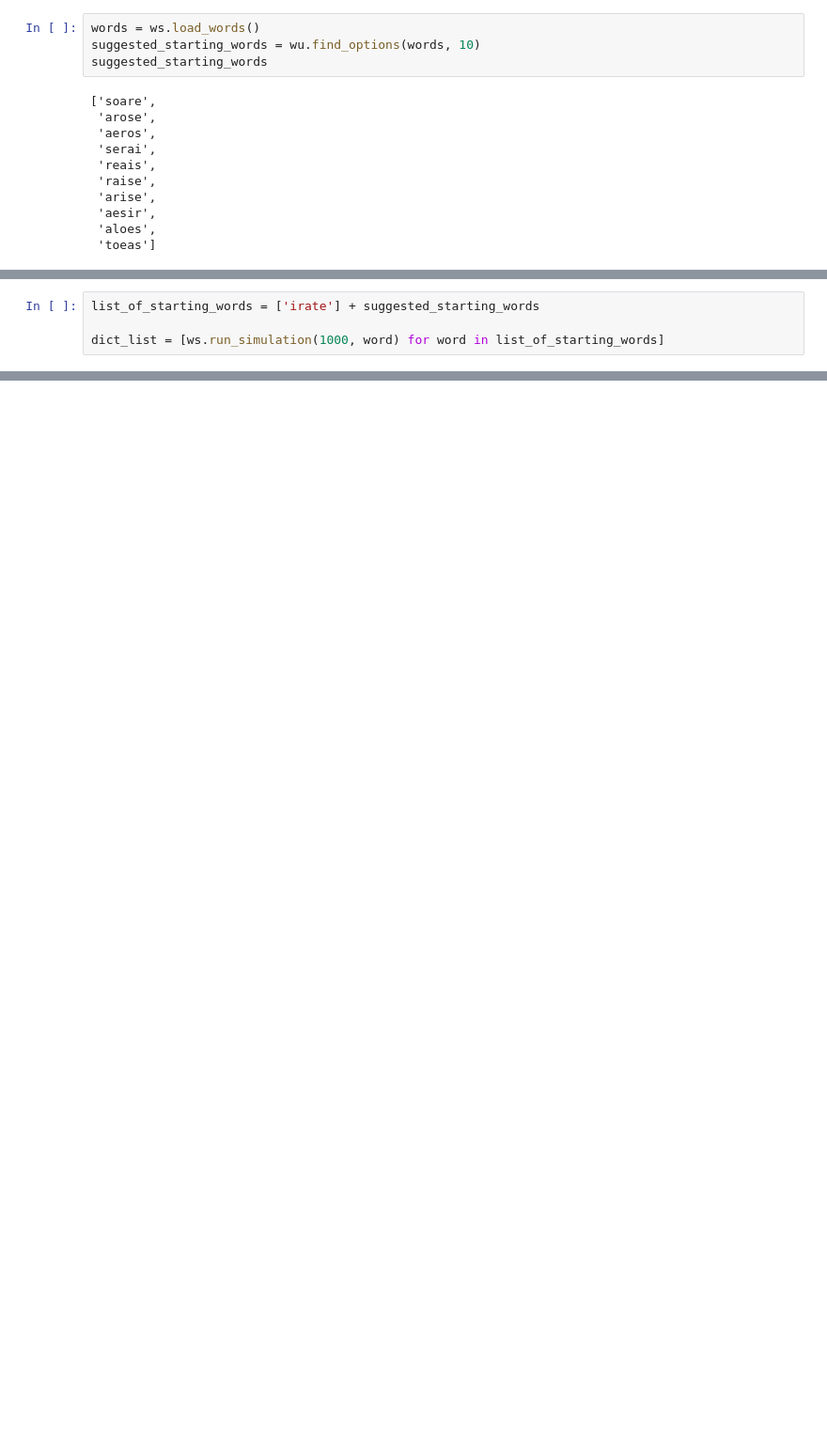
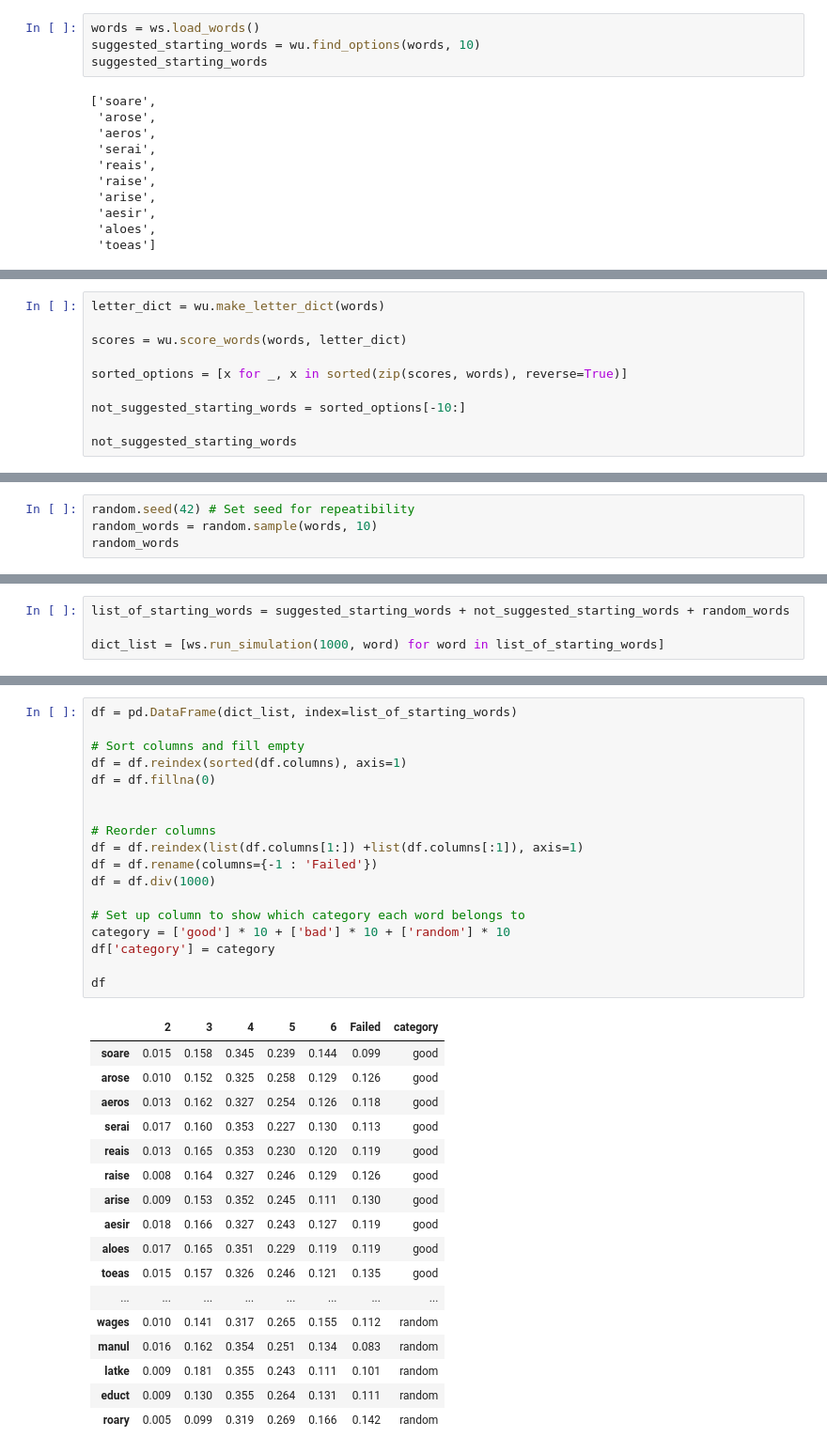
Before and after one commit to u0927156/WordleSolver, a Jupyter notebook: wordle_exploration.ipynb, the cells around one changed output, grey strips where cells are left out. Shown at 94% size. Cells and saved outputs as stored; diff of their text form; blank space fills up the shorter version.

```diff
--- a/wordle_exploration.ipynb
+++ b/wordle_exploration.ipynb
@@ -20,0 +37,10 @@ suggested_starting_words
+# %%
+letter_dict = wu.make_letter_dict(words)
+
+scores = wu.score_words(words, letter_dict)
+
+sorted_options = [x for _, x in sorted(zip(scores, words), reverse=True)]
+
+not_suggested_starting_words = sorted_options[-10:]
+
+not_suggested_starting_words
@@ -20,0 +62,4 @@ suggested_starting_words
+# %%
+random.seed(42) # Set seed for repeatibility
+random_words = random.sample(words, 10)
+random_words
@@ -21,4 +81,4 @@ suggested_starting_words
 # %%
-list_of_starting_words = ['irate'] + suggested_starting_words
+list_of_starting_words = suggested_starting_words + not_suggested_starting_words + random_words
 
 dict_list = [ws.run_simulation(1000, word) for word in list_of_starting_words]
@@ -47,0 +85,36 @@ ValueError: Mime type rendering requires nbformat>=4.2.0 but it is not installed
+# %%
+df = pd.DataFrame(dict_list, index=list_of_starting_words)
+
+# Sort columns and fill empty
+df = df.reindex(sorted(df.columns), axis=1)
+df = df.fillna(0)
+
+
+# Reorder columns
+df = df.reindex(list(df.columns[1:]) +list(df.columns[:1]), axis=1)
+df = df.rename(columns={-1 : 'Failed'})
+df = df.div(1000)
+
+# Set up column to show which category each word belongs to
+category = ['good'] * 10 + ['bad'] * 10 + ['random'] * 10
+df['category'] = category
+
+df
+# %% [output]
+|  | 2 | 3 | 4 | 5 | 6 | Failed | category |
+| soare | 0.015 | 0.158 | 0.345 | 0.239 | 0.144 | 0.099 | good |
+| arose | 0.010 | 0.152 | 0.325 | 0.258 | 0.129 | 0.126 | good |
+| aeros | 0.013 | 0.162 | 0.327 | 0.254 | 0.126 | 0.118 | good |
+| serai | 0.017 | 0.160 | 0.353 | 0.227 | 0.130 | 0.113 | good |
+| reais | 0.013 | 0.165 | 0.353 | 0.230 | 0.120 | 0.119 | good |
+| raise | 0.008 | 0.164 | 0.327 | 0.246 | 0.129 | 0.126 | good |
+| arise | 0.009 | 0.153 | 0.352 | 0.245 | 0.111 | 0.130 | good |
+| aesir | 0.018 | 0.166 | 0.327 | 0.243 | 0.127 | 0.119 | good |
+| aloes | 0.017 | 0.165 | 0.351 | 0.229 | 0.119 | 0.119 | good |
+| toeas | 0.015 | 0.157 | 0.326 | 0.246 | 0.121 | 0.135 | good |
+| ... | ... | ... | ... | ... | ... | ... | ... |
+| wages | 0.010 | 0.141 | 0.317 | 0.265 | 0.155 | 0.112 | random |
+| manul | 0.016 | 0.162 | 0.354 | 0.251 | 0.134 | 0.083 | random |
+| latke | 0.009 | 0.181 | 0.355 | 0.243 | 0.111 | 0.101 | random |
+| educt | 0.009 | 0.130 | 0.355 | 0.264 | 0.131 | 0.111 | random |
+| roary | 0.005 | 0.099 | 0.319 | 0.269 | 0.166 | 0.142 | random |
```
Also changed, not shown: parts of 16 cells of this notebook, 1 other file.
